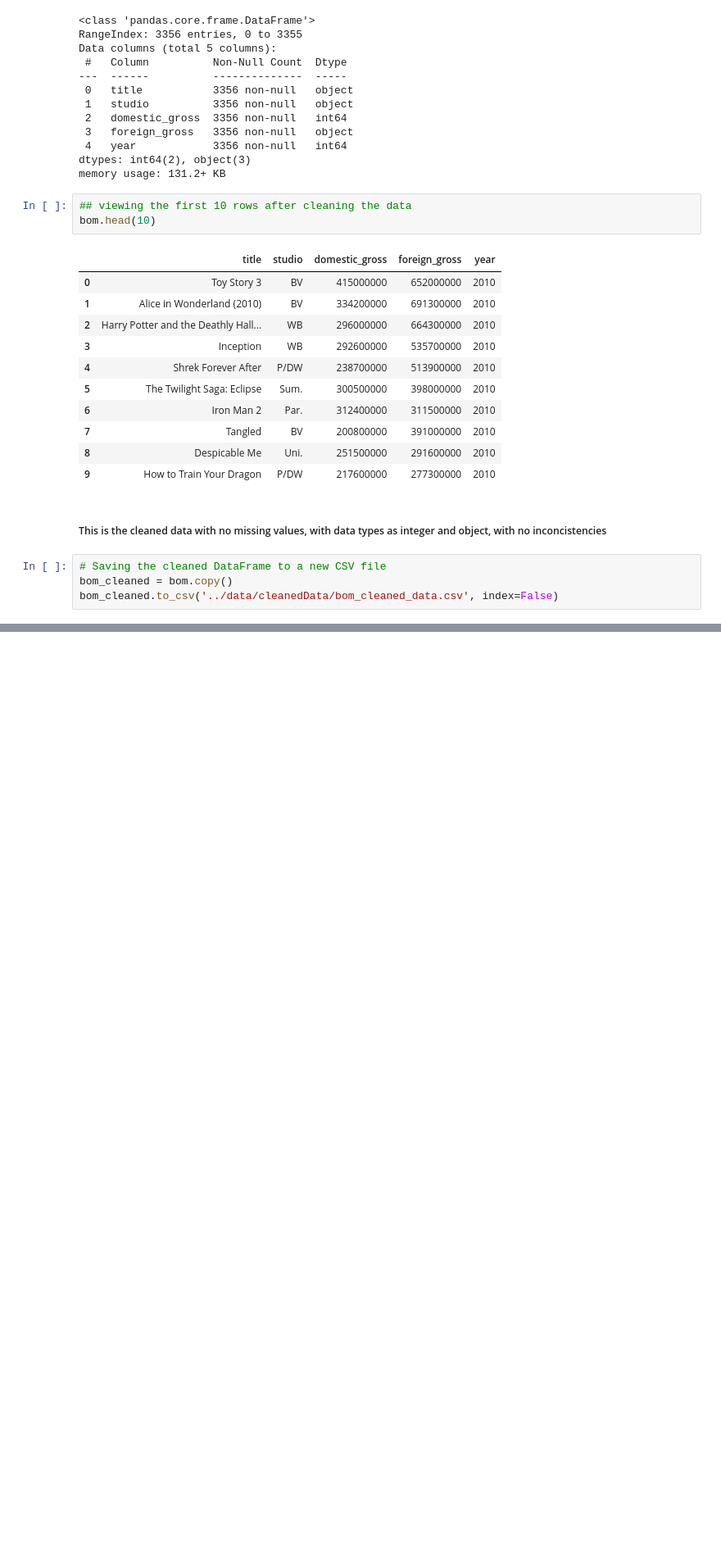
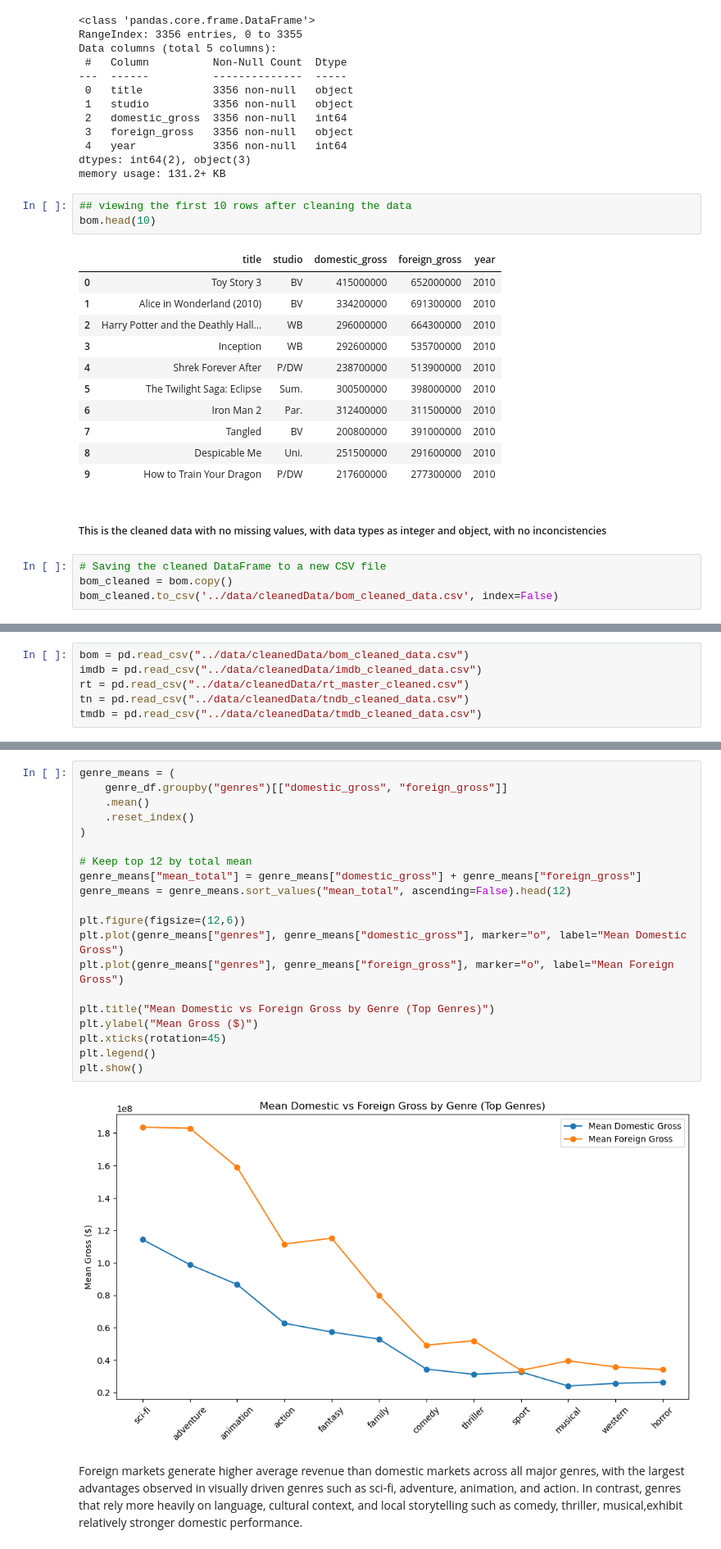
Before and after one commit to Daniellamuli/Phase-2-Movie-Analysis-Project, a Jupyter notebook: notebooks/Verah.ipynb, the cells around one changed output, grey strips where cells are left out. Shown at 82% size. Saved outputs shown, nothing was run; the diff lists cells and outputs as text; blank space fills up the shorter version.

```diff
--- a/notebooks/Verah.ipynb
+++ b/notebooks/Verah.ipynb
@@ -241,0 +246,6 @@ bom_cleaned.to_csv('../data/cleanedData/bom_cleaned_data.csv', index=False)
+# %%
+bom = pd.read_csv("../data/cleanedData/bom_cleaned_data.csv")
+imdb = pd.read_csv("../data/cleanedData/imdb_cleaned_data.csv")
+rt = pd.read_csv("../data/cleanedData/rt_master_cleaned.csv")
+tn = pd.read_csv("../data/cleanedData/tndb_cleaned_data.csv")
+tmdb = pd.read_csv("../data/cleanedData/tmdb_cleaned_data.csv")
@@ -241,0 +467,24 @@ bom_cleaned.to_csv('../data/cleanedData/bom_cleaned_data.csv', index=False)
+# %%
+genre_means = (
+    genre_df.groupby("genres")[["domestic_gross", "foreign_gross"]]
+    .mean()
+    .reset_index()
+)
+
+# Keep top 12 by total mean
+genre_means["mean_total"] = genre_means["domestic_gross"] + genre_means["foreign_gross"]
+genre_means = genre_means.sort_values("mean_total", ascending=False).head(12)
+
+plt.figure(figsize=(12,6))
+plt.plot(genre_means["genres"], genre_means["domestic_gross"], marker="o", label="Mean Domestic Gross")
+plt.plot(genre_means["genres"], genre_means["foreign_gross"], marker="o", label="Mean Foreign Gross")
+
+plt.title("Mean Domestic vs Foreign Gross by Genre (Top Genres)")
+plt.ylabel("Mean Gross ($)")
+plt.xticks(rotation=45)
+plt.legend()
+plt.show()
+# %% [output]
+[figure, added]
+# %% [markdown]
+Foreign markets generate higher average revenue than domestic markets across all major genres, with the largest advantages observed in visually driven genres such as sci-fi, adventure, animation, and action. In contrast, genres that rely more heavily on language, cultural context, and local storytelling such as comedy, thriller, musical,exhibit relatively stronger domestic performance.
```
Also changed, not shown: parts of 31 cells of this notebook.
